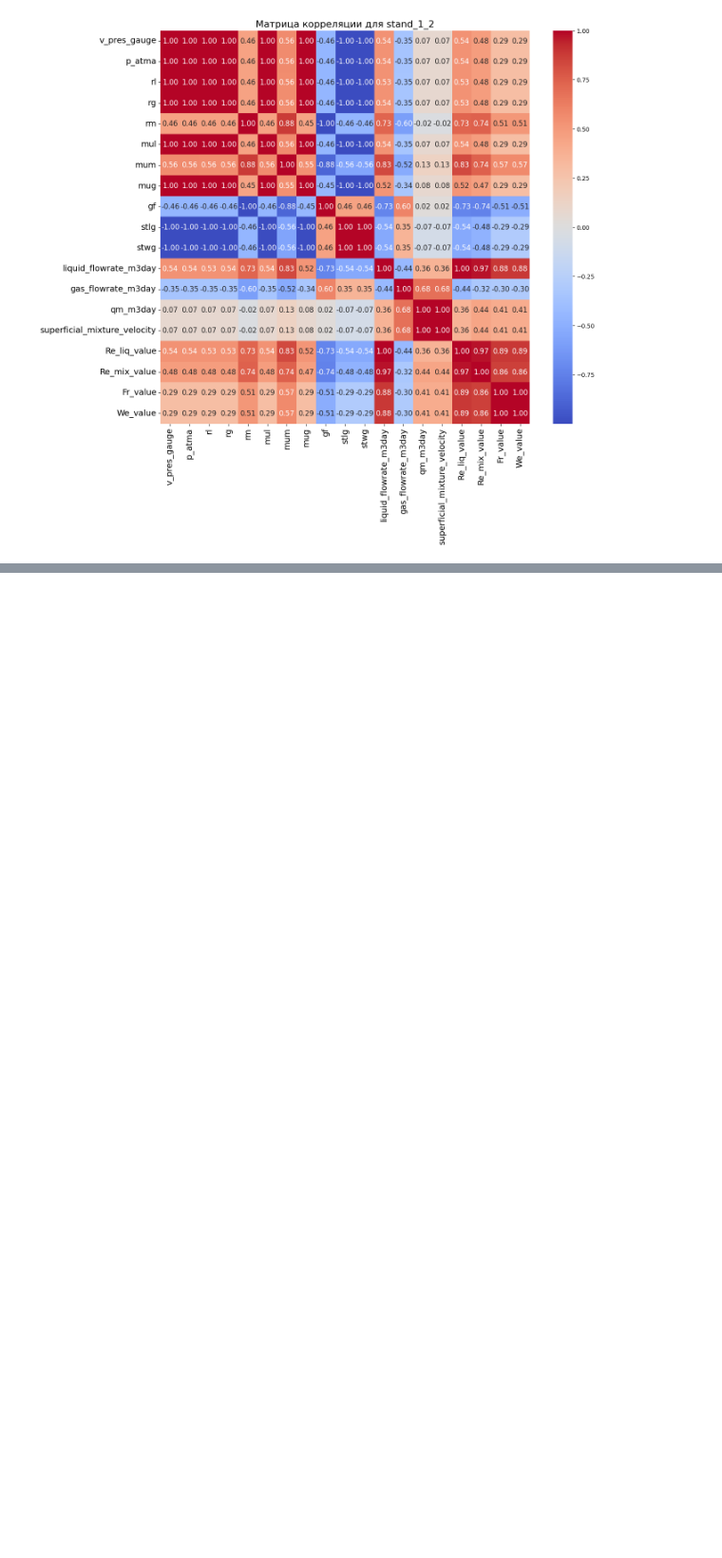
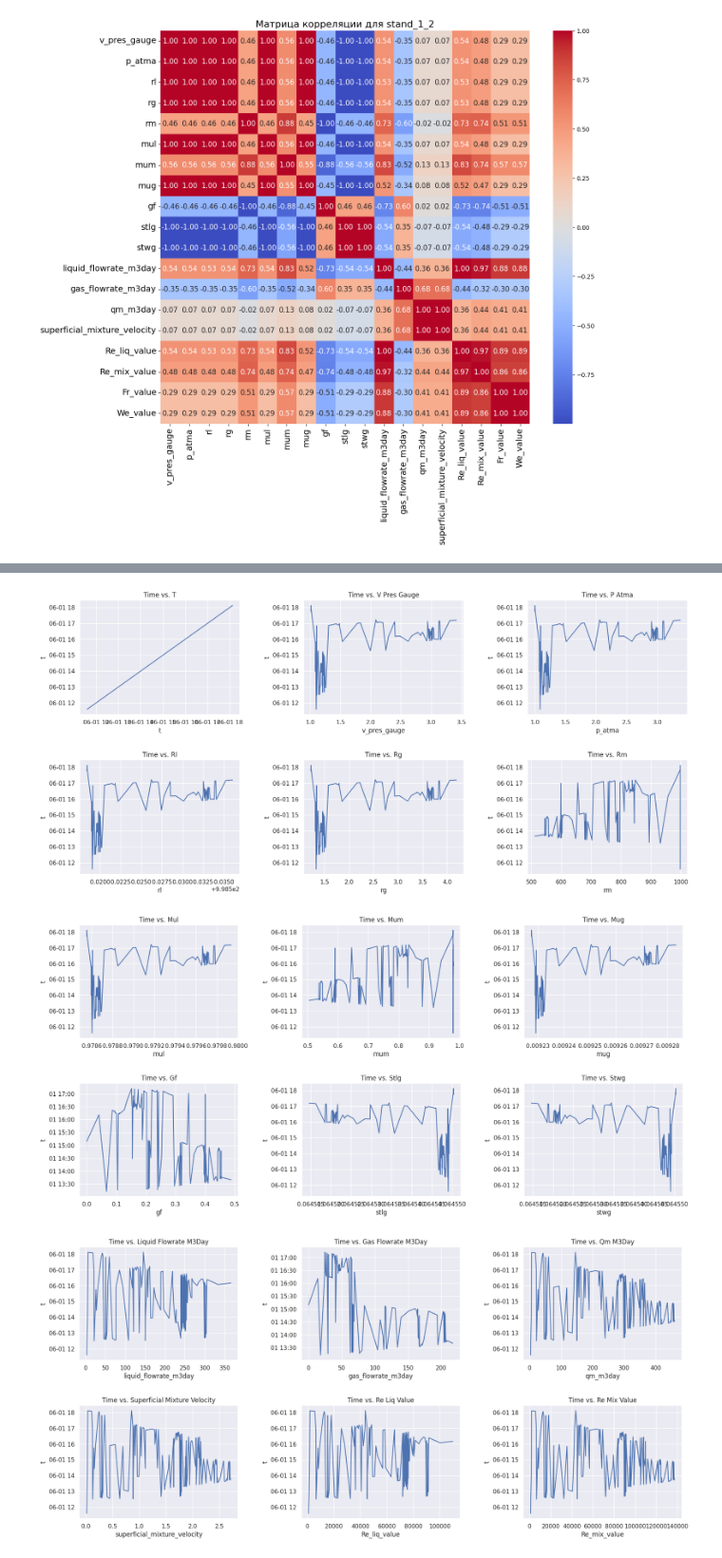
Before and after one commit to melnikovknst/COOKIE_2024, a Jupyter notebook: CookieFest.ipynb, the cells around one changed output, grey strips where cells are left out. Shown at 95% size. Cells and saved outputs as stored; diff of their text form; code cells hidden in the pictures; blank space fills up the shorter version.

```diff
--- a/CookieFest.ipynb
+++ b/CookieFest.ipynb
@@ -102,0 +187,46 @@ plt.show()
+# %%
+import matplotlib.pyplot as plt
+import seaborn as sns
+
+# Общее количество фичей
+num_features = len(features_stand1_1_df)
+
+# Количество субплотов на одну фигуру
+subplots_per_figure = 6
+
+# Количество фигур
+num_figures = (num_features + subplots_per_figure - 1) // subplots_per_figure
+
+# Настройка стиля графиков
+sns.set()
+
+# Перебор всех фигур
+for i in range(num_figures):
+    # Создание фигуры с субплотами (2 строки и 3 столбца)
+    fig, ax = plt.subplots(2, 3, figsize=(20, 9))
+    ax = ax.flatten()
+
+    # Перебор всех субплотов в фигуре
+    for j in range(subplots_per_figure):
+        feature_index = i * subplots_per_figure + j
+        if feature_index >= num_features:
+            break
+
+        # Получаем имя фичи
+        feature = features_stand1_1_df[feature_index]
+
+        # Строим график
+        sns.lineplot(data=stand1_1_df_cleaned, x=feature, y="t", ax=ax[j])
+
+        # Настройка заголовка
+        ax[j].set_title(f"Time vs. {feature.replace('_', ' ').title()}")
+
+    # Корректировка отступов
+    plt.subplots_adjust(left=0.1, bottom=0.1, right=0.9, top=0.9, wspace=0.4, hspace=0.4)
+
+    # Отображение графика
+    plt.show()
+# %% [output]
+[figure, added]
+[figure, added]
+[figure, added]
```
Also changed, not shown: parts of 10 cells of this notebook.
